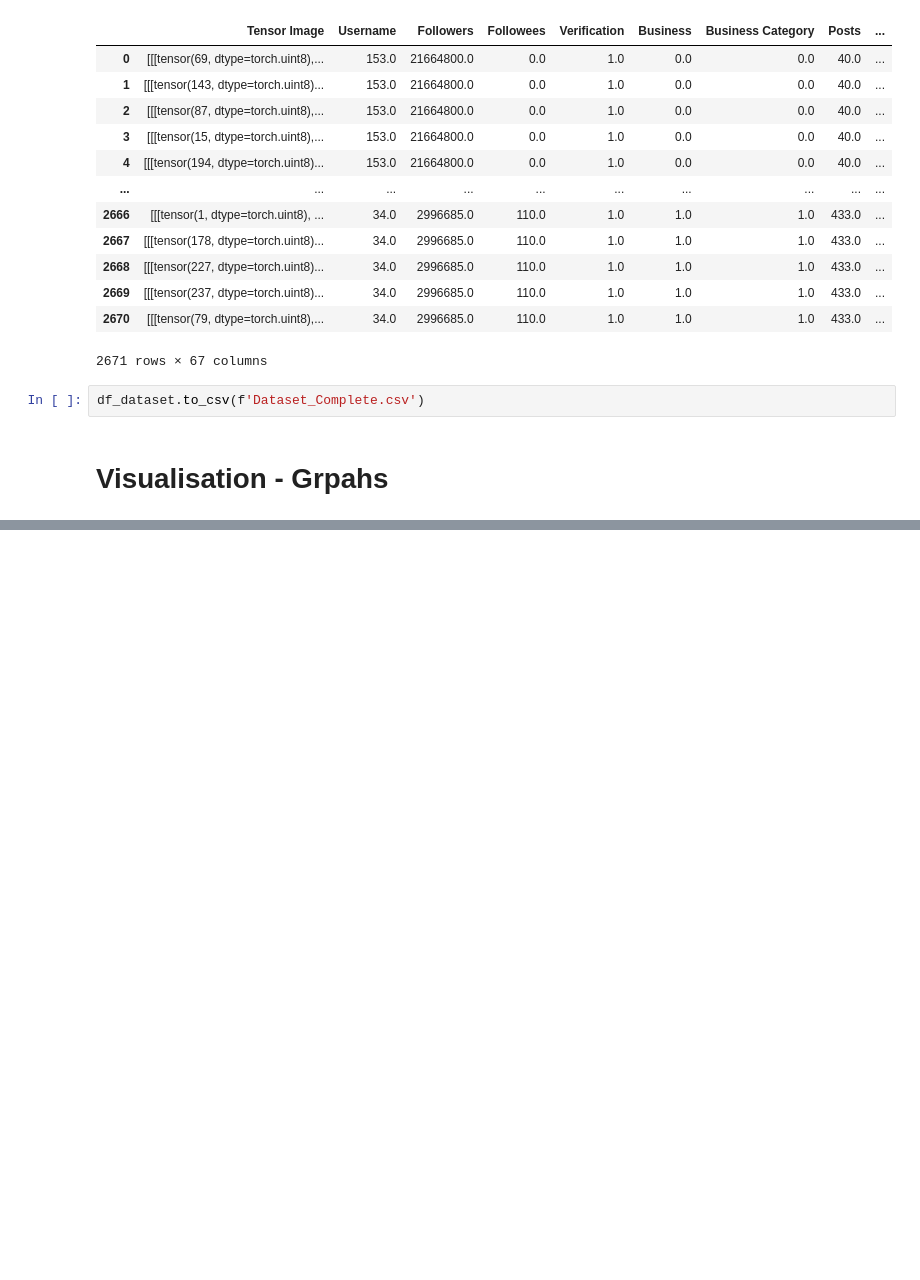
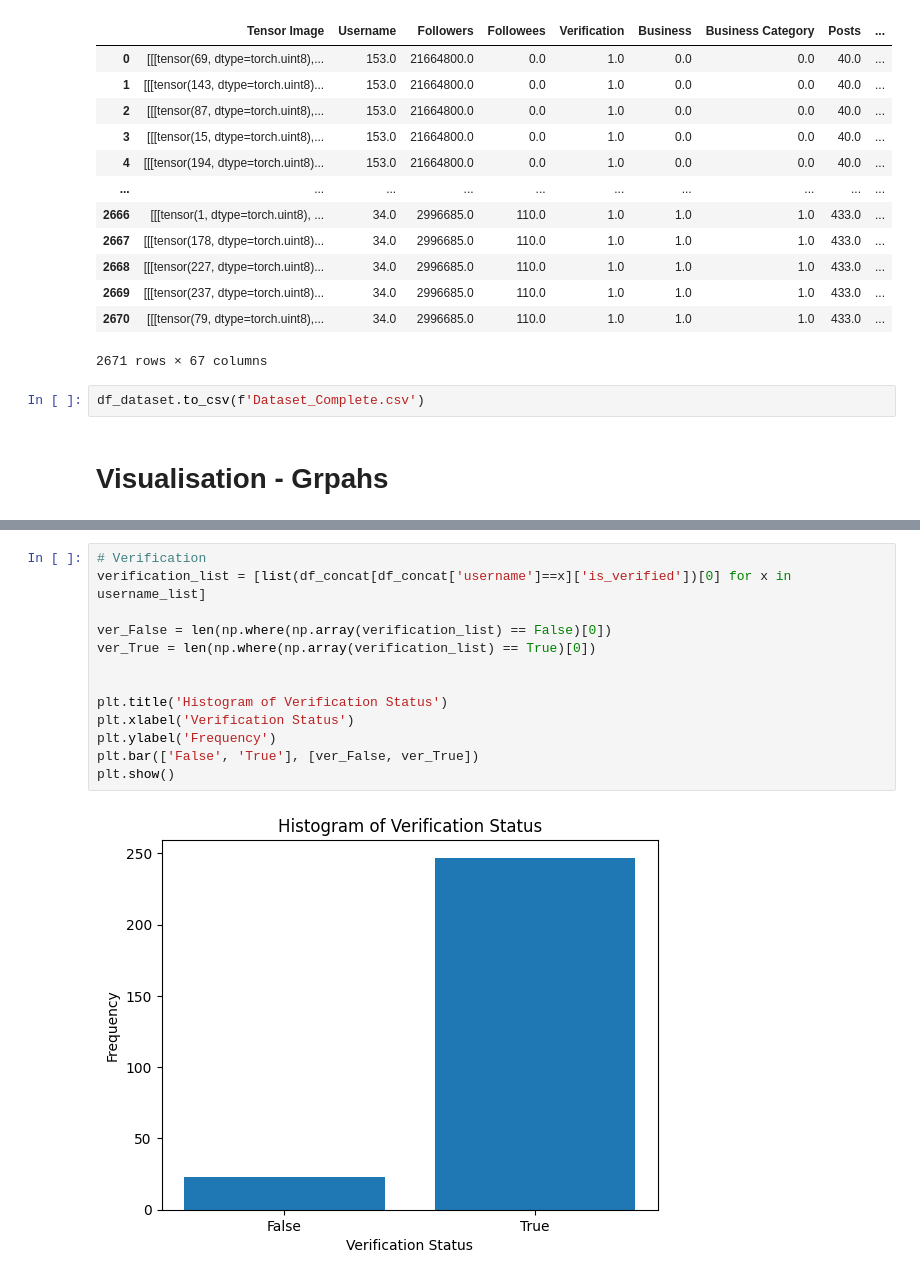
Before and after one commit to DimLiak/ImageGenAI, a Jupyter notebook: Create_dataset.ipynb, the cells around one changed output, grey strips where cells are left out. Drawn from its saved outputs; the diff is of its cells as text; blank space fills up the shorter version.

```diff
--- a/Create_dataset.ipynb
+++ b/Create_dataset.ipynb
@@ -446,0 +496,15 @@ df_dataset.to_csv(f'Dataset_Complete.csv')
+# %%
+# Verification
+verification_list = [list(df_concat[df_concat['username']==x]['is_verified'])[0] for x in username_list]
+
+ver_False = len(np.where(np.array(verification_list) == False)[0])
+ver_True = len(np.where(np.array(verification_list) == True)[0])
+
+
+plt.title('Histogram of Verification Status')
+plt.xlabel('Verification Status')
+plt.ylabel('Frequency')
+plt.bar(['False', 'True'], [ver_False, ver_True])
+plt.show()
+# %% [output]
+[figure, added]
```
Also changed, not shown: parts of 28 cells of this notebook.
